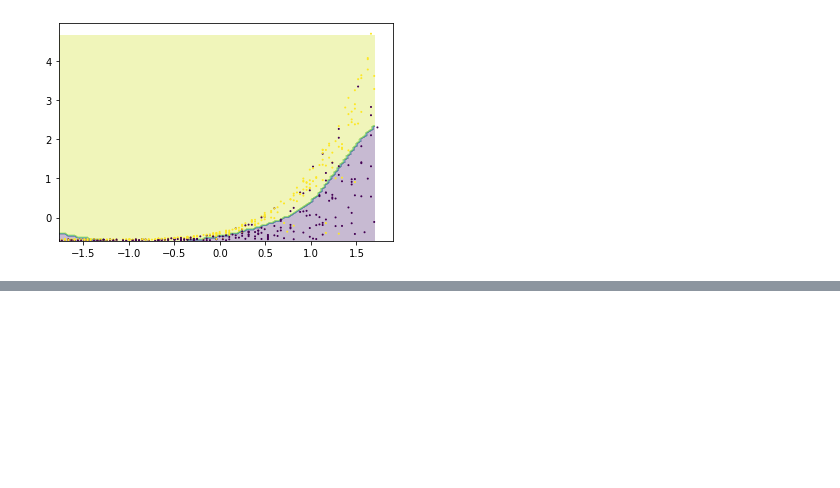
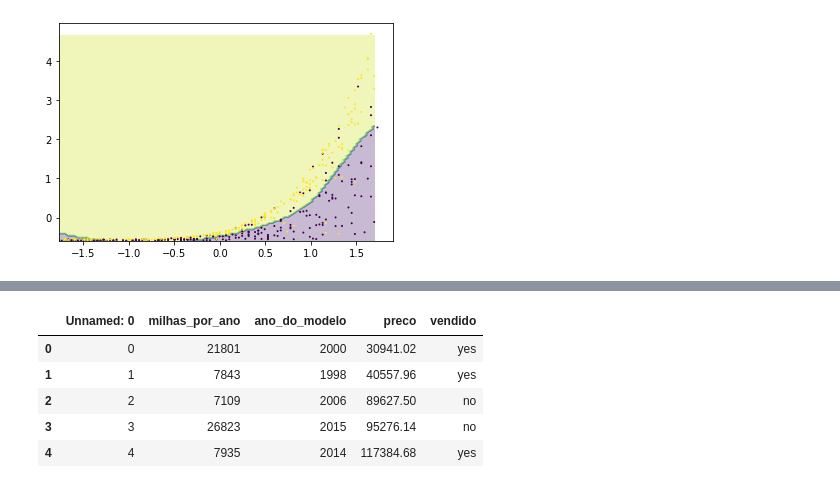
Before and after one commit to vmmelo/machine-learning-learning, a Jupyter notebook: anotacoes.ipynb, the cells around one changed output, grey strips where cells are left out. Cells and saved outputs as stored; diff of their text form; code cells hidden in the pictures; blank space fills up the shorter version.

```diff
--- a/anotacoes.ipynb
+++ b/anotacoes.ipynb
@@ -301,0 +318,17 @@ plt.scatter(data_x, data_y, c=teste_y, s=1)
+# %%
+#renomeando colunas
+a_renomear = {
+    'mileage_per_year' : 'milhas_por_ano',
+    'model_year' : 'ano_do_modelo',
+    'price' : 'preco',
+    'sold' : 'vendido'
+}
+dados = dados.rename(columns=a_renomear)
+dados.head()
+# %% [output]
+|  | Unnamed: 0 | milhas_por_ano | ano_do_modelo | preco | vendido |
+| 0 | 0 | 21801 | 2000 | 30941.02 | yes |
+| 1 | 1 | 7843 | 1998 | 40557.96 | yes |
+| 2 | 2 | 7109 | 2006 | 89627.50 | no |
+| 3 | 3 | 26823 | 2015 | 95276.14 | no |
+| 4 | 4 | 7935 | 2014 | 117384.68 | yes |
```
Also changed, not shown: parts of 12 cells of this notebook, 1 other file.
